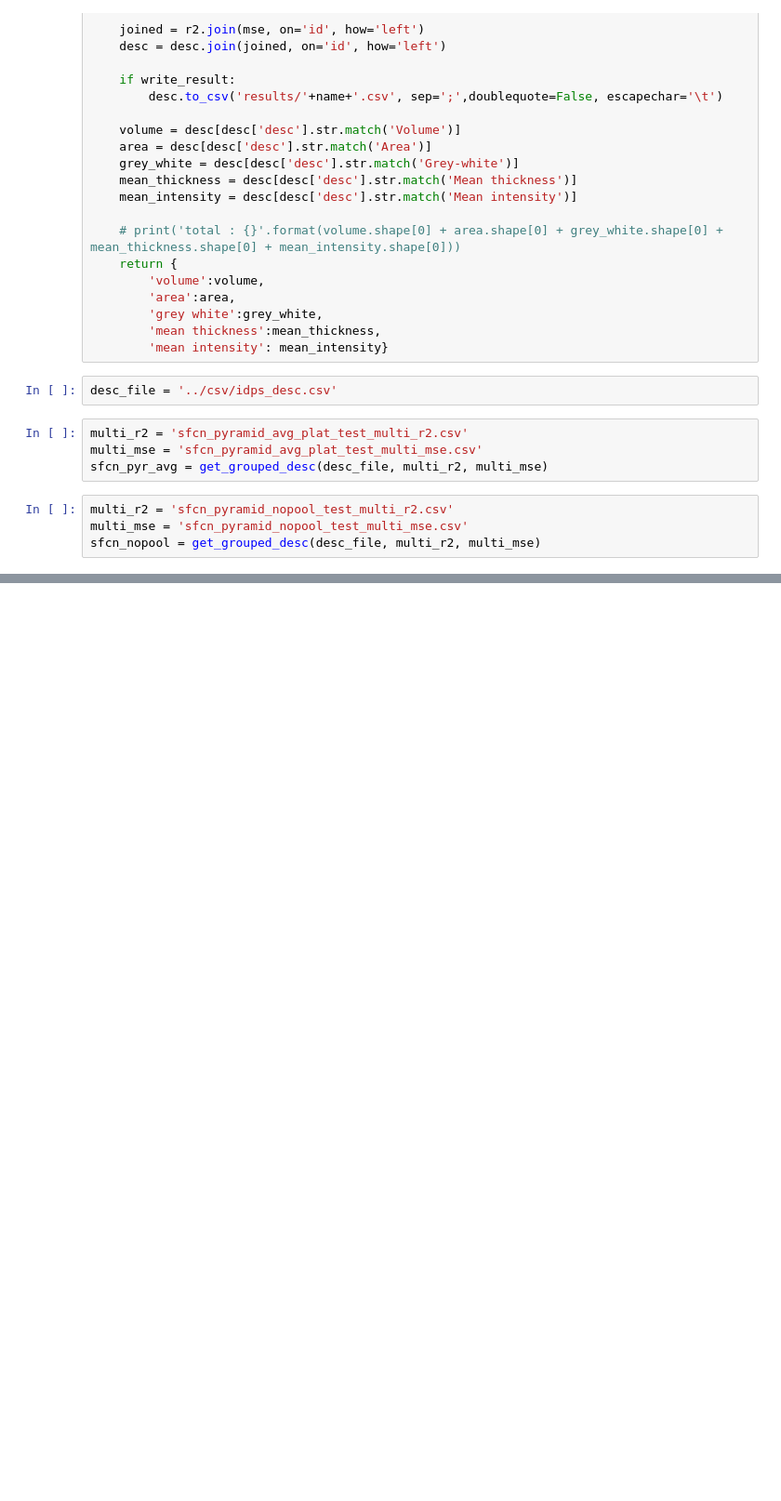
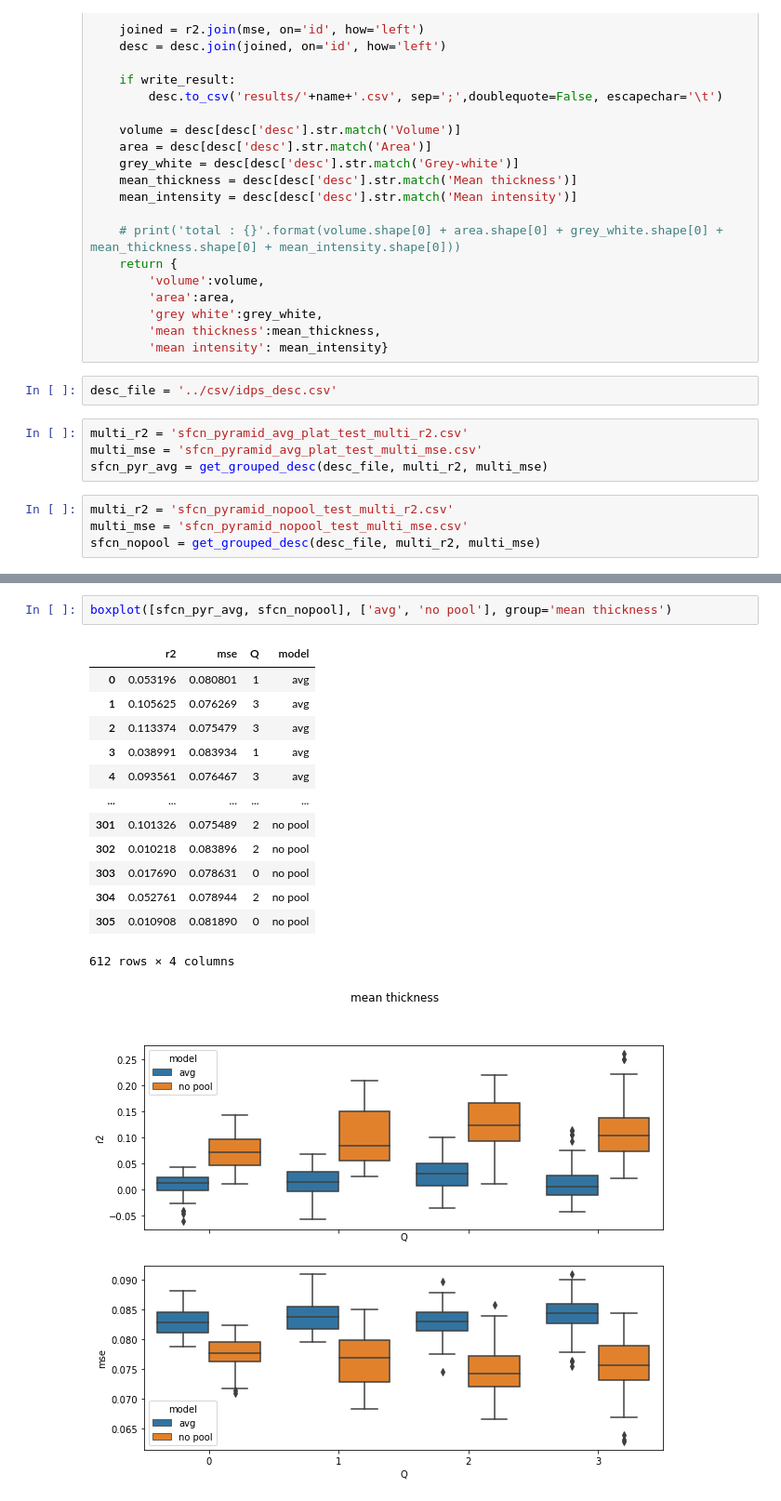
Before and after one commit to bramantyois/brain_idp_cnn, a Jupyter notebook: results/scratches.ipynb, the cells around one changed output, grey strips where cells are left out. Shown at 93% size. Cells and saved outputs as stored; diff of their text form; blank space fills up the shorter version.

```diff
--- a/results/scratches.ipynb
+++ b/results/scratches.ipynb
@@ -92,0 +111,17 @@ vol_q[vol_q['Q'] == 0].boxplot(column=['r2'])
+# %%
+boxplot([sfcn_pyr_avg, sfcn_nopool], ['avg', 'no pool'], group='mean thickness')
+# %% [output]
+|  | r2 | mse | Q | model |
+| 0 | 0.053196 | 0.080801 | 1 | avg |
+| 1 | 0.105625 | 0.076269 | 3 | avg |
+| 2 | 0.113374 | 0.075479 | 3 | avg |
+| 3 | 0.038991 | 0.083934 | 1 | avg |
+| 4 | 0.093561 | 0.076467 | 3 | avg |
+| ... | ... | ... | ... | ... |
+| 301 | 0.101326 | 0.075489 | 2 | no pool |
+| 302 | 0.010218 | 0.083896 | 2 | no pool |
+| 303 | 0.017690 | 0.078631 | 0 | no pool |
+| 304 | 0.052761 | 0.078944 | 2 | no pool |
+| 305 | 0.010908 | 0.081890 | 0 | no pool |
+612 rows × 4 columns
+[figure, added]
```
Also changed, not shown: parts of 6 cells of this notebook, 5 other files.
